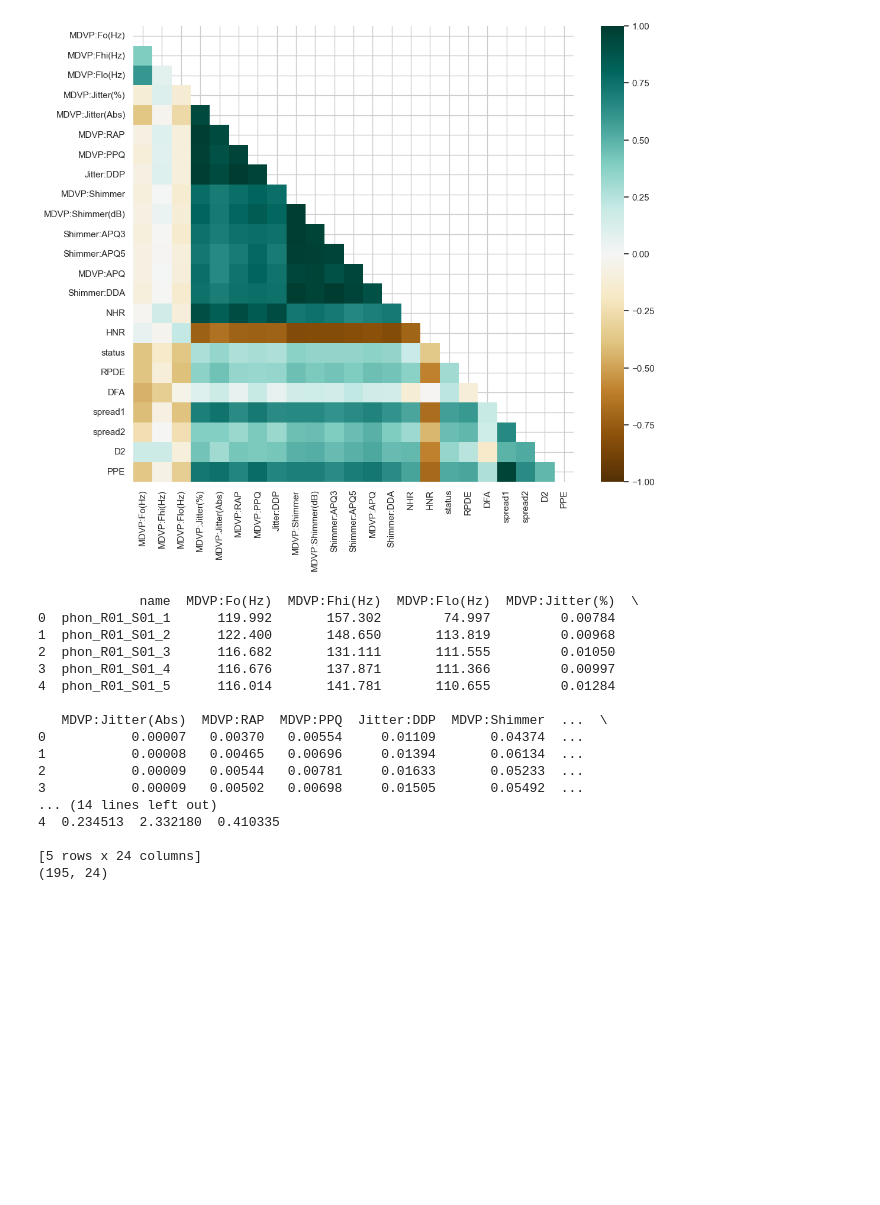
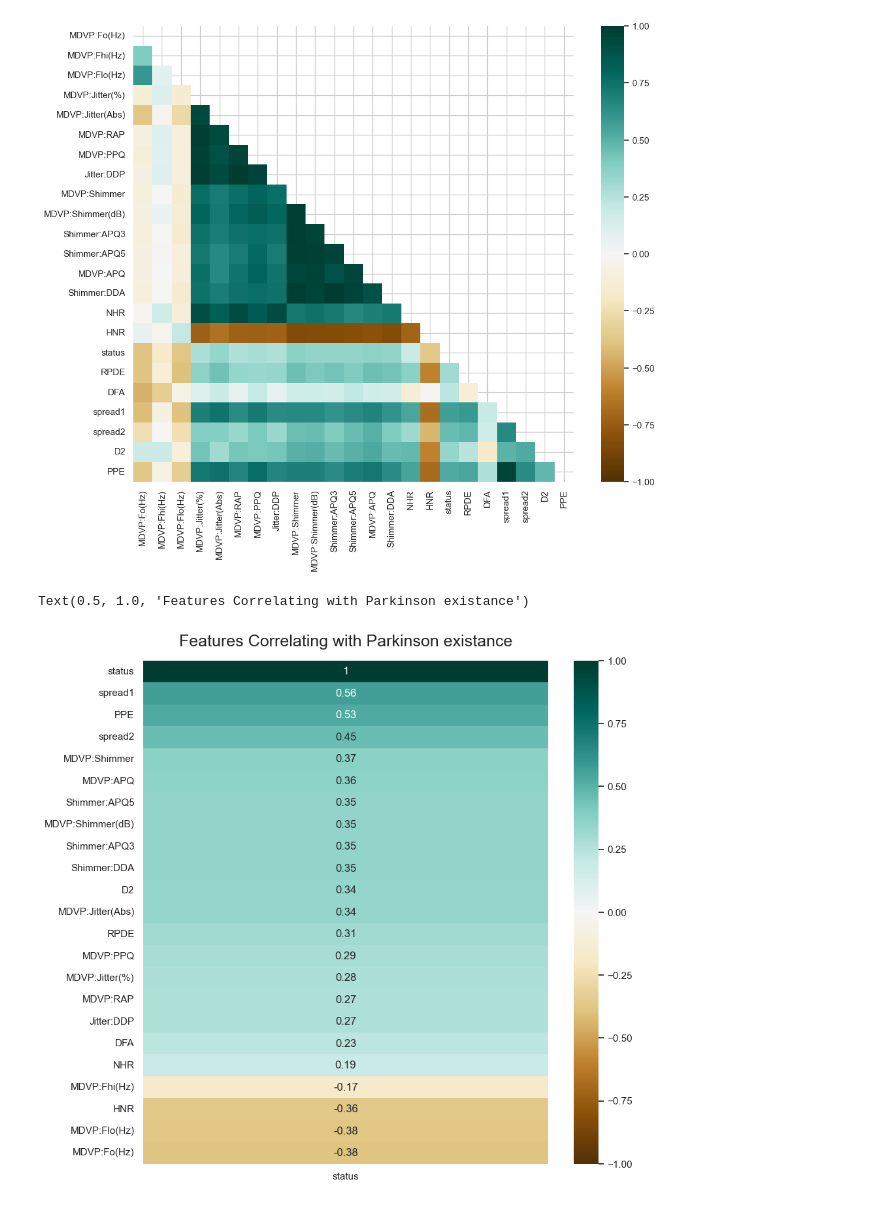
Before and after one commit to Ratybox/olympiade, a Jupyter notebook: model.ipynb, the cells around one changed output. Drawn from its saved outputs; the diff is of its cells as text; code cells hidden in the pictures; blank space fills up the shorter version.

```diff
--- a/model.ipynb
+++ b/model.ipynb
@@ -148,34 +137,11 @@ sns.heatmap(df.corr(), vmin=-1, vmax=1, cmap='BrBG', mask=mask)
 plt.show()
 # %% [output]
 [figure]
-# %%
-import pandas as pd
-
-# Path to the file
-data_path = r"C:\Users\USER\.cache\kagglehub\datasets\naveenkumar20bps1137\parkinsons-disease-detection\versions\1\parkinsons.data"
-
-# Load the data, assuming it's CSV-like
-df = pd.read_csv(data_path, sep=',')  # Adjust `sep` if needed (e.g., `'\t'` for tab-delimited)
-
-# Display the first few rows
-print(df.head())
-
-print(df.shape)
-# %% [output]
-             name  MDVP:Fo(Hz)  MDVP:Fhi(Hz)  MDVP:Flo(Hz)  MDVP:Jitter(%)  \
-0  phon_R01_S01_1      119.992       157.302        74.997         0.00784
-1  phon_R01_S01_2      122.400       148.650       113.819         0.00968
-2  phon_R01_S01_3      116.682       131.111       111.555         0.01050
-3  phon_R01_S01_4      116.676       137.871       111.366         0.00997
-4  phon_R01_S01_5      116.014       141.781       110.655         0.01284
-
-   MDVP:Jitter(Abs)  MDVP:RAP  MDVP:PPQ  Jitter:DDP  MDVP:Shimmer  ...  \
-0           0.00007   0.00370   0.00554     0.01109       0.04374  ...
-1           0.00008   0.00465   0.00696     0.01394       0.06134  ...
-2           0.00009   0.00544   0.00781     0.01633       0.05233  ...
-3           0.00009   0.00502   0.00698     0.01505       0.05492  ...
-... (14 lines left out)
-4  0.234513  2.332180  0.410335
-
-[5 rows x 24 columns]
-(195, 24)
+# %%
+# modify the headmap plot to show correlation variables to the status
+plt.figure(figsize=(10, 10))
+heatmap = sns.heatmap(df.corr()[['status']].sort_values(by='status', ascending=False), vmin=-1, vmax=1, annot=True, cmap='BrBG')
+heatmap.set_title('Features Correlating with Parkinson existance', fontdict={'fontsize':18}, pad=16)
+# %% [output]
+Text(0.5, 1.0, 'Features Correlating with Parkinson existance')
+[figure, added]
```
Also changed, not shown: parts of 9 cells of this notebook.
